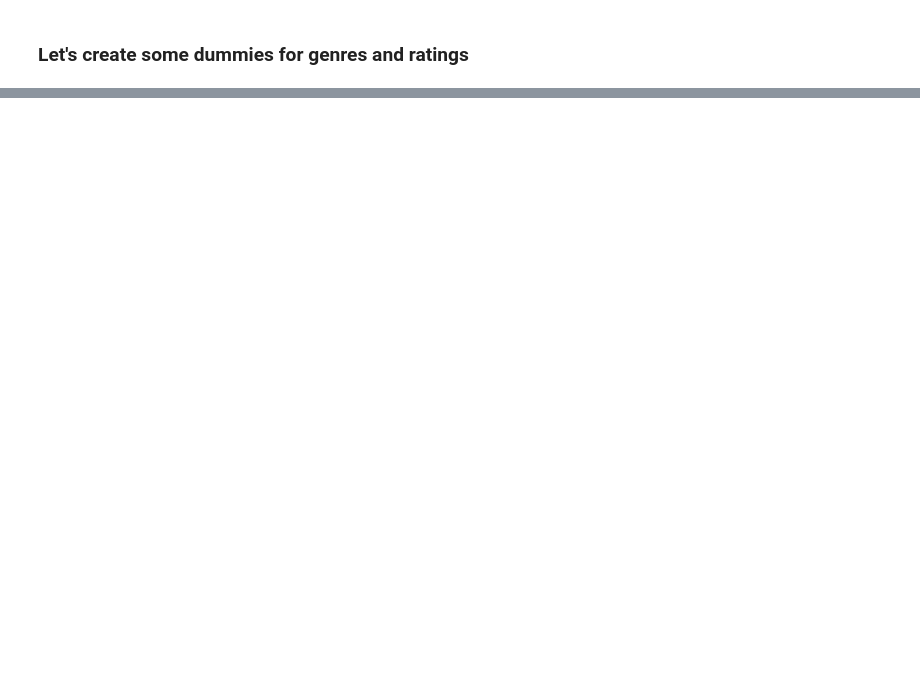
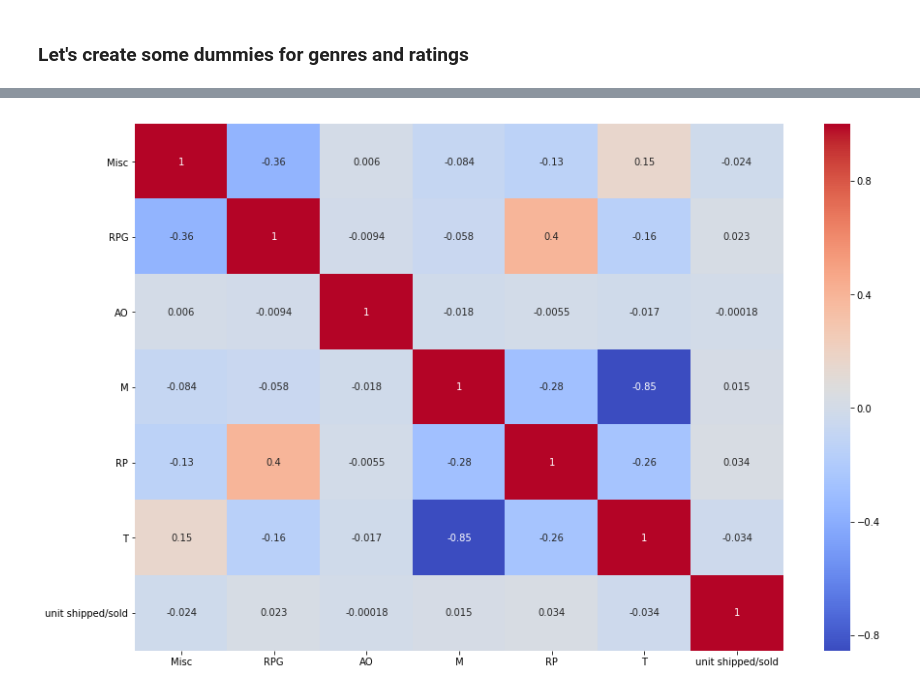
Before and after one commit to Animaznman/metametacriticcritic, a Jupyter notebook: Metametacriticcritic.ipynb, the cells around one changed output, grey strips where cells are left out. Cells and saved outputs as stored; diff of their text form; code cells hidden in the pictures; blank space fills up the shorter version.

Commit message:
Done for now. Just made some graphs.

```diff
--- a/Metametacriticcritic.ipynb
+++ b/Metametacriticcritic.ipynb
@@ -435,2 +388,4 @@ meta_vg['unit shipped/sold'].loc[meta_vg['unit shipped/sold'].isnull()] = 1000
+# %%
+meta_vg = pd.read_csv('meta_vg.csv')
 # %% [markdown]
 ### Let's create some dummies for genres and ratings
@@ -478,0 +392,9 @@ sns.heatmap(correlations,cmap='coolwarm',annot=True)
+# %%
+title = meta_vg['title']
+meta_vg.drop('title', axis=1,inplace=True)
+meta_vg = pd.get_dummies(meta_vg).join(title)
+meta_vg = meta_vg[['title','critic_rating', 'user_rating', 'num_critic_rev', 'num_user_rev',
+        'genres_Action', 'genres_Misc', 'genres_RPG',
+       'esrb_rating_AO', 'esrb_rating_M', 'esrb_rating_RP', 'esrb_rating_T', 'unit shipped/sold']]
+meta_vg.columns = ['title', 'critic_rating', 'user_rating','num_critic_rev','num_user_rev','Action','Misc','RPG','AO','M','RP','T','unit shipped/sold']
+meta_vg.head()
@@ -478,0 +415,9 @@ sns.heatmap(correlations,cmap='coolwarm',annot=True)
+# %%
+#Let's look at the relation between Mature rated games and Teen rated games real quick
+ratings_df = meta_vg.iloc[:,-8:-1]
+rating_corr = ratings_df.corr()
+plt.subplots(figsize=(15,10))
+sns.heatmap(rating_corr,cmap='coolwarm',annot=True)
+plt.savefig('ratings_heatmap.png')
+# %% [output]
+[figure, added]
```
Also changed, not shown: parts of 76 cells of this notebook.
